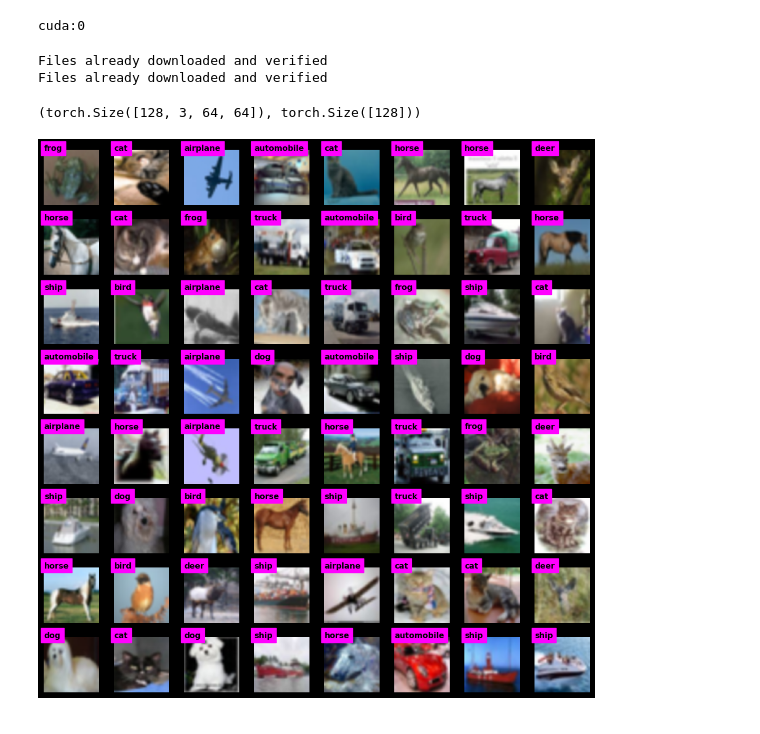
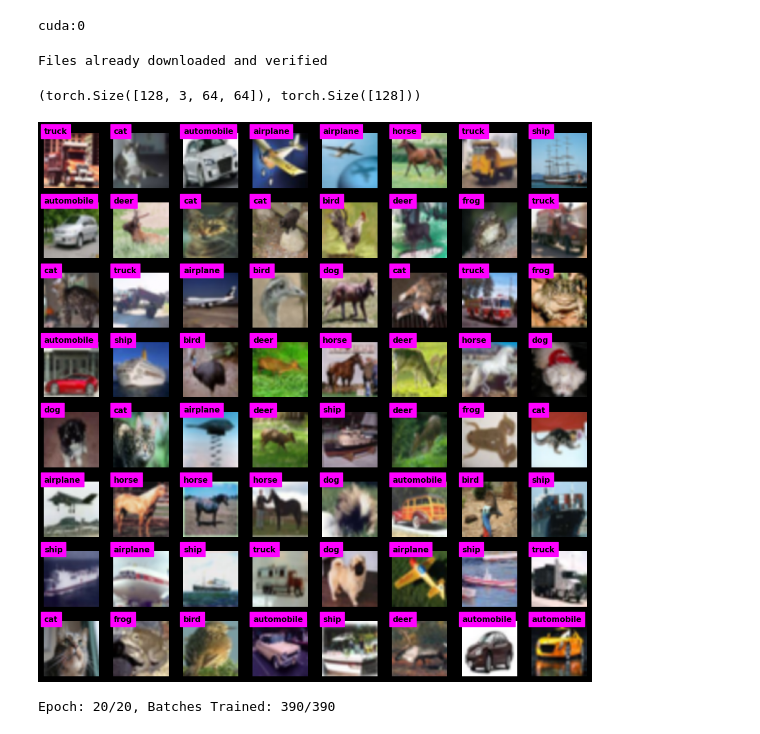
Before and after one commit to shre-db/Generative-Adversarial-Network-CIFAR-10, a Jupyter notebook: Notebook.ipynb, the cells around one changed output. Saved outputs shown, nothing was run; the diff lists cells and outputs as text; code cells hidden in the pictures.

Commit message:
Update Notebook.ipynb
First trial of Image Generation

```diff
--- a/Notebook.ipynb
+++ b/Notebook.ipynb
@@ -29,41 +29,38 @@ transforms = T.Compose([
 ])
 
 # Load data
-train_dataset = CIFAR10(root='data/', train=True, download=True, transform=transforms)
-test_dataset = CIFAR10(root='data/', train=False, download=True, transform=transforms)
+dataset = CIFAR10(root='data/', download=True, transform=transforms)
 
 # Translate into DataLoader objects
 batchsize=128
-trainloader = DataLoader(train_dataset, batch_size=batchsize, shuffle=True)
-testloader = DataLoader(test_dataset, batch_size=batchsize, shuffle=False)
+data_loader = DataLoader(dataset, batch_size=batchsize, shuffle=True, drop_last=True)
 # %% [output]
 Files already downloaded and verified
-Files already downloaded and verified
 # %%
-X, y = next(iter(trainloader))
+X, y = next(iter(data_loader))
 X.shape, y.shape
 # %% [output]
 (torch.Size([128, 3, 64, 64]), torch.Size([128]))
 # %%
 fig, axs = plt.subplots(8, 8, figsize=(10, 10))
 
 for (i, ax) in enumerate(axs.flatten()):
 
     # Extract that image (need to transpose it back to 32x32x3)
     pic = X.data[i].numpy().transpose((1, 2, 0))
     pic = pic/2 + 0.5  # Undo Normalization
 
     # Label
-    label = train_dataset.classes[y[i]]
+    label = dataset.classes[y[i]]
 
     ax.imshow(pic)
     ax.text(0, 0, label, ha='left', fontweight='bold', color='k', backgroundcolor='magenta')
     ax.axis('off')
 
 plt.tight_layout()
 plt.show()
 # %% [output]
-[figure, old version]
+[figure, new version]
 # %%
 def weight_init(m):
     """"
@@ -147,3 +144,60 @@ g_net.apply(weight_init)
 # Optimizer
 d_optimizer = torch.optim.Adam(d_net.parameters(), lr=0.0002)
 g_optimizer = torch.optim.Adam(g_net.parameters(), lr=0.0002)
+# %%
+# Training Loop
+num_epochs = 20
+
+losses = np.zeros((num_epochs * len(data_loader), 2))
+
+for epoch in range(num_epochs):
+    batch_losses = np.zeros((len(data_loader), 2))
+    for count, (X, _) in enumerate(data_loader):
+        real_imgs = X.to(device)
+        fake_imgs = g_net(torch.randn(batchsize, 100, 1, 1).to(device))
+
+        # Labels used for real and fake images
+        real_labels = torch.ones(batchsize, 1, 1, 1).to(device)
+        fake_labels = torch.zeros(batchsize, 1, 1, 1).to(device)
+
+        # ---------- Train the discriminator ---------- #
+
+        # Forward pass and loss for REAL images
+        pred_real = d_net(real_imgs)
+        d_loss_real = lossfun(pred_real, real_labels)
+
+        # Forward pass and loss for FAKE images
+        pred_fake = d_net(fake_imgs)
+        d_loss_fake = lossfun(pred_fake, fake_labels)
+
+        # Collect loss (using combined losses)
+        d_loss = d_loss_real + d_loss_fake
+        batch_losses[count, 0] = d_loss.item()
+
+        # Backprop
+        d_optimizer.zero_grad()
+        d_loss.backward()
+        d_optimizer.step()
+
+        # ---------- Train the Generator ----------- #
+
+        # Create fake images and compute loss
+        fake_imgs = g_net(torch.randn(batchsize, 100, 1, 1).to(device))
+        pred_fake = d_net(fake_imgs)
+
+        # Compute and collect loss and accuracy
+        g_loss = lossfun(pred_fake, real_labels)
+        batch_losses[count, 1] = g_loss.item()
+
+        # Back prop
+        g_optimizer.zero_grad()
+        g_loss.backward()
+        g_optimizer.step()
+
+        # Print Status
+        msg = f"Epoch: {epoch+1}/{num_epochs}, Batches Trained: {count+1}/{len(data_loader)}"
+        sys.stdout.write('\r' + msg)
+
+    losses[epoch*len(data_loader):(epoch+1)*len(data_loader), :] = batch_losses
+# %% [output]
+Epoch: 20/20, Batches Trained: 390/390
```
Also changed, not shown: parts of 6 cells of this notebook.
